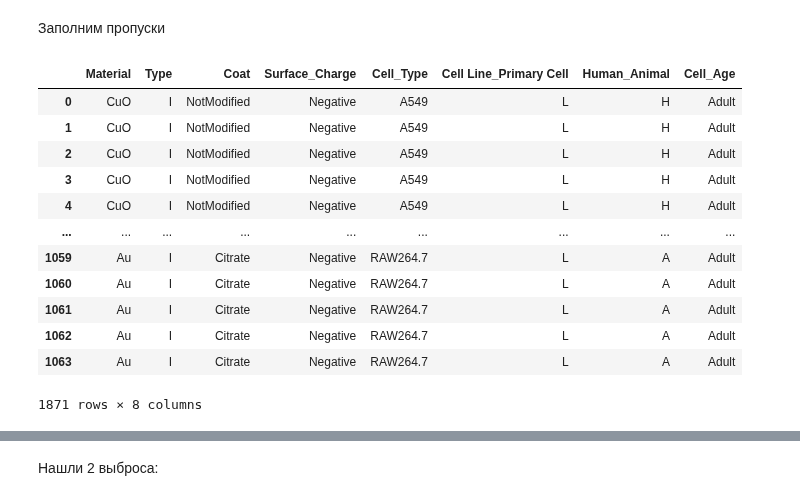
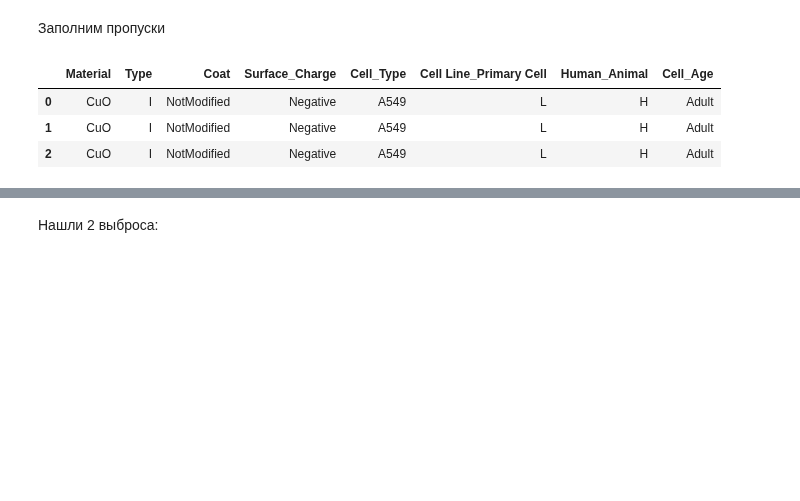
Before and after one commit to dobrotvorn/DataCon23, a Jupyter notebook: Mini_task1.ipynb, the cells around one changed output, grey strips where cells are left out. Saved outputs shown, nothing was run; the diff lists cells and outputs as text; code cells hidden in the pictures; blank space fills up the shorter version.

```diff
--- a/Mini_task1.ipynb
+++ b/Mini_task1.ipynb
@@ -393,18 +271,9 @@ text_columns = df.select_dtypes(include='object').columns.tolist()
 
 numeric_columns = df.select_dtypes(include=numerics).columns.tolist()
 # %%
-df[text_columns]
+df[text_columns].head(3) # Пример категориальных
 # %% [output]
 |  | Material | Type | Coat | Surface_Charge | Cell_Type | Cell Line_Primary Cell | Human_Animal | Cell_Age |
 | 0 | CuO | I | NotModified | Negative | A549 | L | H | Adult |
 | 1 | CuO | I | NotModified | Negative | A549 | L | H | Adult |
 | 2 | CuO | I | NotModified | Negative | A549 | L | H | Adult |
-| 3 | CuO | I | NotModified | Negative | A549 | L | H | Adult |
-| 4 | CuO | I | NotModified | Negative | A549 | L | H | Adult |
-| ... | ... | ... | ... | ... | ... | ... | ... | ... |
-| 1059 | Au | I | Citrate | Negative | RAW264.7 | L | A | Adult |
-| 1060 | Au | I | Citrate | Negative | RAW264.7 | L | A | Adult |
-| 1061 | Au | I | Citrate | Negative | RAW264.7 | L | A | Adult |
-| 1062 | Au | I | Citrate | Negative | RAW264.7 | L | A | Adult |
-| 1063 | Au | I | Citrate | Negative | RAW264.7 | L | A | Adult |
-1871 rows × 8 columns
```
Also changed, not shown: parts of 29 cells of this notebook.
